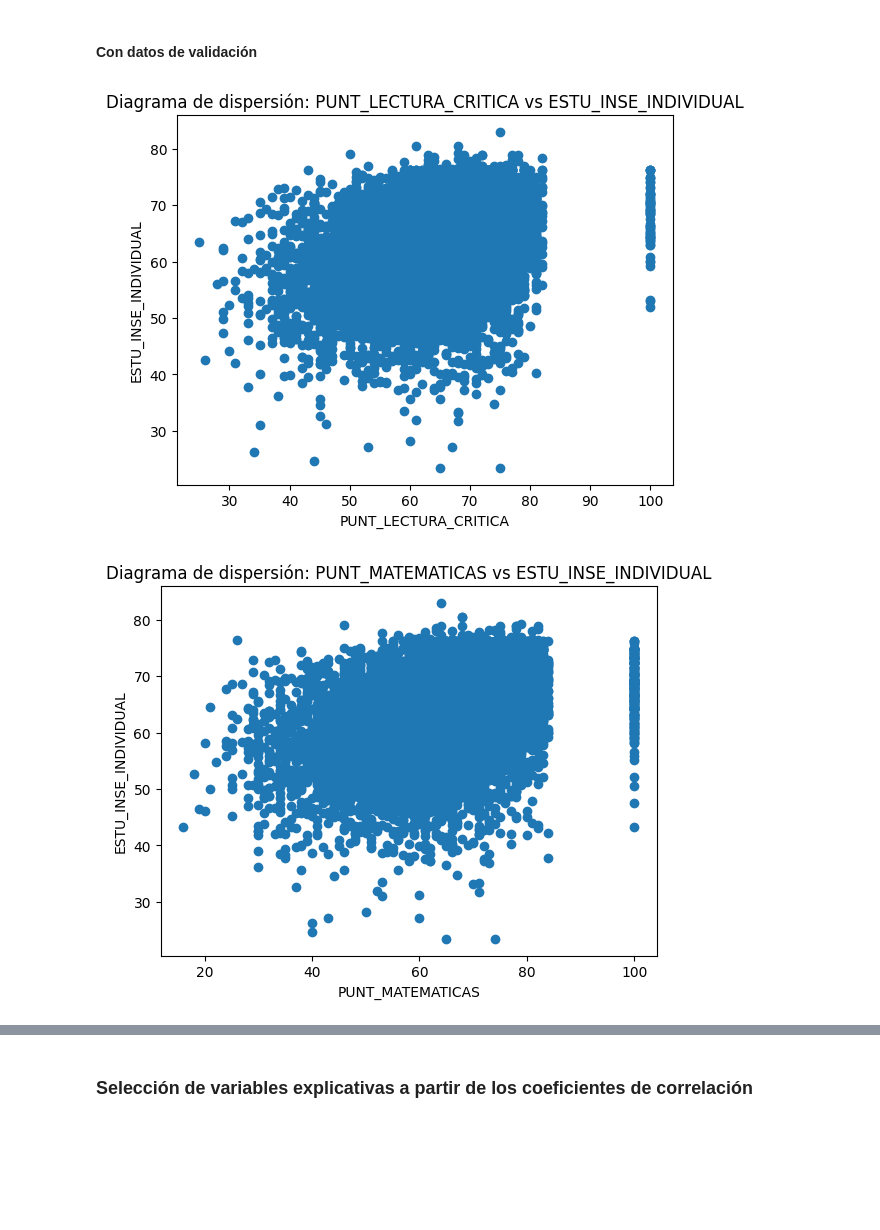
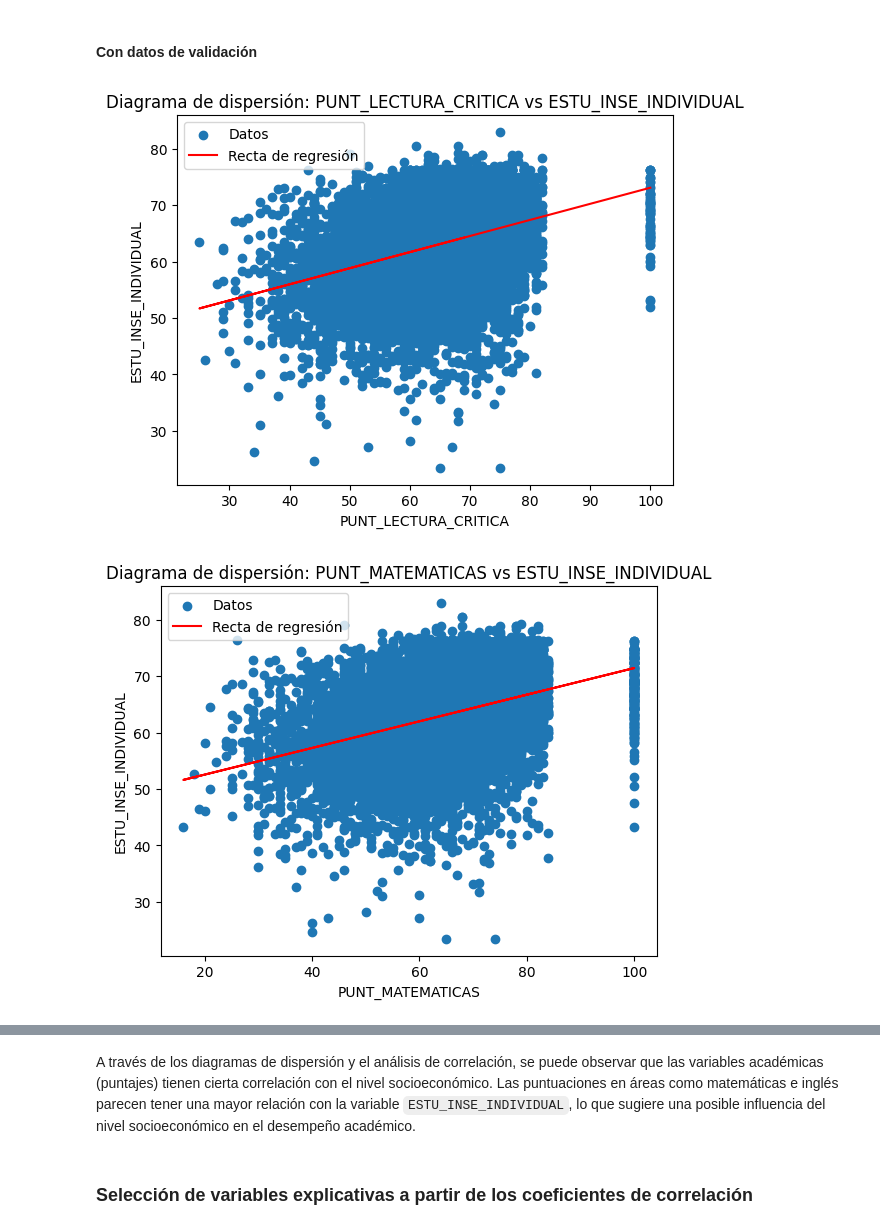
Before and after one commit to Daniedmath1405/Estad-stica-I-UIS, a Jupyter notebook: Parte_practica_parcial_1_estadistica2.ipynb, the cells around one changed output, grey strips where cells are left out. Saved outputs shown, nothing was run; the diff lists cells and outputs as text; code cells hidden in the pictures; blank space fills up the shorter version.

```diff
--- a/Parte_practica_parcial_1_estadistica2.ipynb
+++ b/Parte_practica_parcial_1_estadistica2.ipynb
@@ -57,11 +59,18 @@ La visualización revelará qué variables parecen tener mayor correlación con
 # %%
 variables = ['PUNT_LECTURA_CRITICA', 'PUNT_MATEMATICAS', 'PUNT_C_NATURALES', 'PUNT_SOCIALES_CIUDADANAS', 'PUNT_INGLES']
 for var in variables:
-    plt.scatter(icfes_sin_nan[var], icfes_sin_nan['ESTU_INSE_INDIVIDUAL'])
+    X = icfes_sin_nan[[var]]
+    y = icfes_sin_nan['ESTU_INSE_INDIVIDUAL']
+    model = LinearRegression()
+    model.fit(X, y)
+    y_pred = model.predict(X)
+    plt.scatter(icfes_sin_nan[var], icfes_sin_nan['ESTU_INSE_INDIVIDUAL'], label='Datos')
+    plt.plot(icfes_sin_nan[var], y_pred, color='red', label='Recta de regresión')
     plt.title(f'Diagrama de dispersión: {var} vs ESTU_INSE_INDIVIDUAL')
     plt.xlabel(var)
     plt.ylabel('ESTU_INSE_INDIVIDUAL')
+    plt.legend()
     plt.show()
 # %% [output]
-[figure, old version]
+[figure, new version]
-[figure, old version]
+[figure, new version]
@@ -71,3 +80,5 @@ for var in variables:
+# %% [markdown]
+A través de los diagramas de dispersión y el análisis de correlación, se puede observar que las variables académicas (puntajes) tienen cierta correlación con el nivel socioeconómico. Las puntuaciones en áreas como matemáticas e inglés parecen tener una mayor relación con la variable `ESTU_INSE_INDIVIDUAL`, lo que sugiere una posible influencia del nivel socioeconómico en el desempeño académico.
 # %% [markdown]
 ### Selección de variables explicativas a partir de los coeficientes de correlación
 # %%
```
Also changed, not shown: parts of 3 cells of this notebook.
